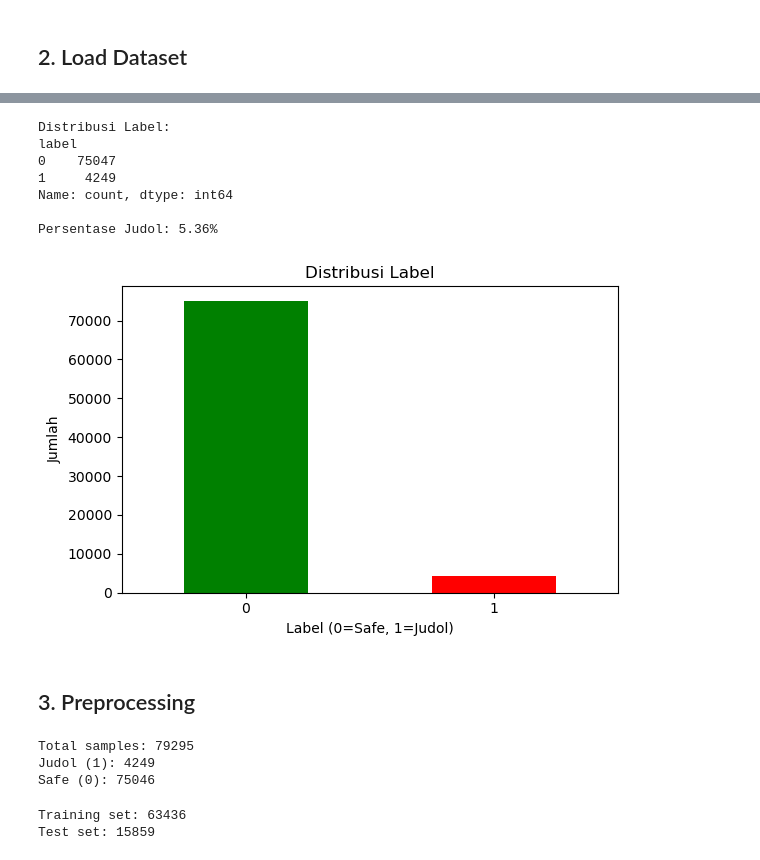
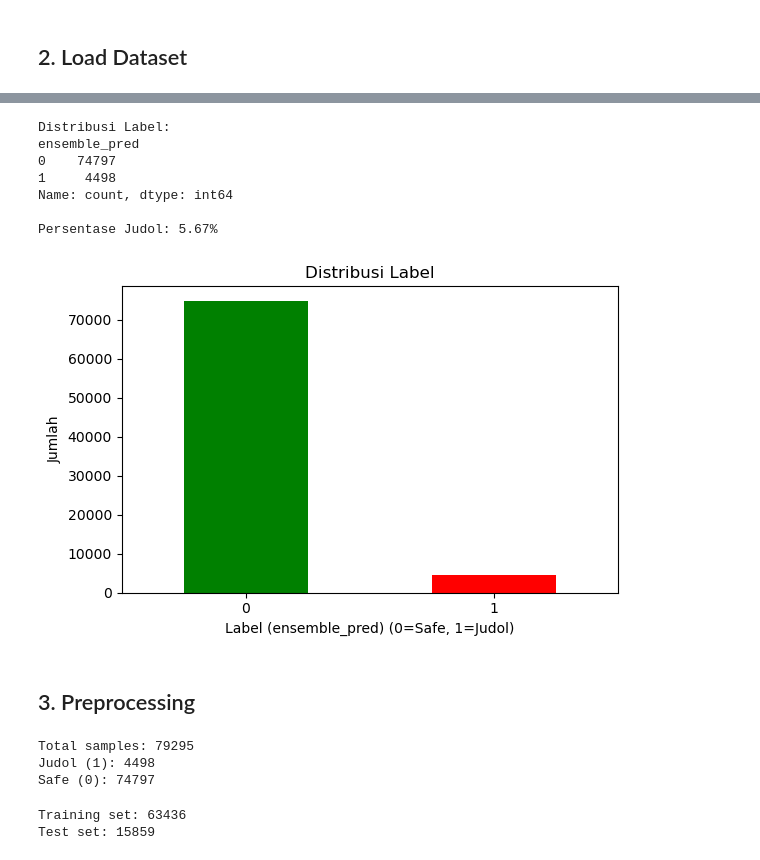
Before and after one commit to ayu-dash/klasifikasi-komentar-judol-yt, a Jupyter notebook: notebooks/notebook.ipynb, the cells around one changed output, grey strips where cells are left out. Saved outputs shown, nothing was run; the diff lists cells and outputs as text; code cells hidden in the pictures.

Commit message:
refactor: Consolidate notebooks and integrate an ensemble dataset for analysis.

```diff
--- a/notebooks/notebook.ipynb
+++ b/notebooks/notebook.ipynb
@@ -73,0 +59,19 @@ Kolom: ['video_id', 'author', 'comment_text', 'published_at', 'like_count', 'is_
+# %%
+ensemble_path = '../datasets/comments_labeled_ensemble.csv'
+final_path = '../datasets/comments_labeled_final.csv'
+
+if os.path.exists(ensemble_path):
+    file_path = ensemble_path
+elif os.path.exists(final_path):
+    file_path = final_path
+else:
+    file_path = None
+
+if file_path:
+    df = pd.read_csv(file_path)
+    print(f"Dataset yang digunakan: {file_path}")
+    print(f"Total data: {len(df)}")
+    print(f"Kolom: {df.columns.tolist()}")
+    print(df.head())
+else:
+    print("ERROR: Tidak ada dataset yang ditemukan!")
@@ -74,44 +96,42 @@ Kolom: ['video_id', 'author', 'comment_text', 'published_at', 'like_count', 'is_
 # %%
-# Cek distribusi label
+label_col = 'ensemble_pred' if 'comments_labeled_ensemble.csv' in file_path else 'label'
+
 print('Distribusi Label:')
-print(df['label'].value_counts())
-print(f"\nPersentase Judol: {df['label'].mean()*100:.2f}%")
+print(df[label_col].value_counts())
+print(f"\nPersentase Judol: {df[label_col].mean()*100:.2f}%")
 
-# Visualisasi
 plt.figure(figsize=(6, 4))
-df['label'].value_counts().plot(kind='bar', color=['green', 'red'])
+df[label_col].value_counts().plot(kind='bar', color=['green', 'red'])
 plt.title('Distribusi Label')
-plt.xlabel('Label (0=Safe, 1=Judol)')
+plt.xlabel(f'Label ({label_col}) (0=Safe, 1=Judol)')
 plt.ylabel('Jumlah')
 plt.xticks(rotation=0)
 plt.tight_layout()
 plt.show()
 # %% [output]
 Distribusi Label:
-label
-0    75047
-1     4249
+ensemble_pred
+0    74797
+1     4498
 Name: count, dtype: int64
 
-Persentase Judol: 5.36%
+Persentase Judol: 5.67%
-[figure, old version]
+[figure, new version]
 # %% [markdown]
 ## 3. Preprocessing
 # %%
-# Drop missing values
-df = df.dropna(subset=['comment_text', 'label'])
+df = df.dropna(subset=['comment_text', label_col])
 
-# Features dan Target
 X = df['comment_text'].astype(str)
-y = df['label'].astype(int)
+y = df[label_col].astype(int)
 
 print(f'Total samples: {len(X)}')
 print(f'Judol (1): {y.sum()}')
 print(f'Safe (0): {len(y) - y.sum()}')
 # %% [output]
 Total samples: 79295
-Judol (1): 4249
-Safe (0): 75046
+Judol (1): 4498
+Safe (0): 74797
 # %%
 # Split data: 80% train, 20% test
 X_train, X_test, y_train, y_test = train_test_split(
```
Also changed, not shown: parts of 23 cells of this notebook, 2 other files.
